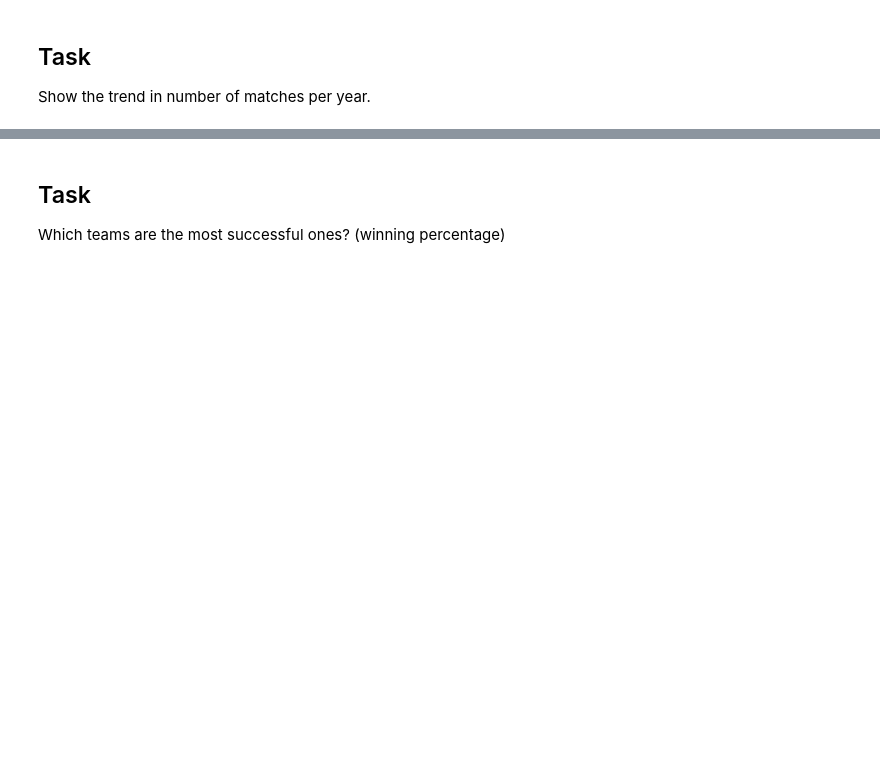
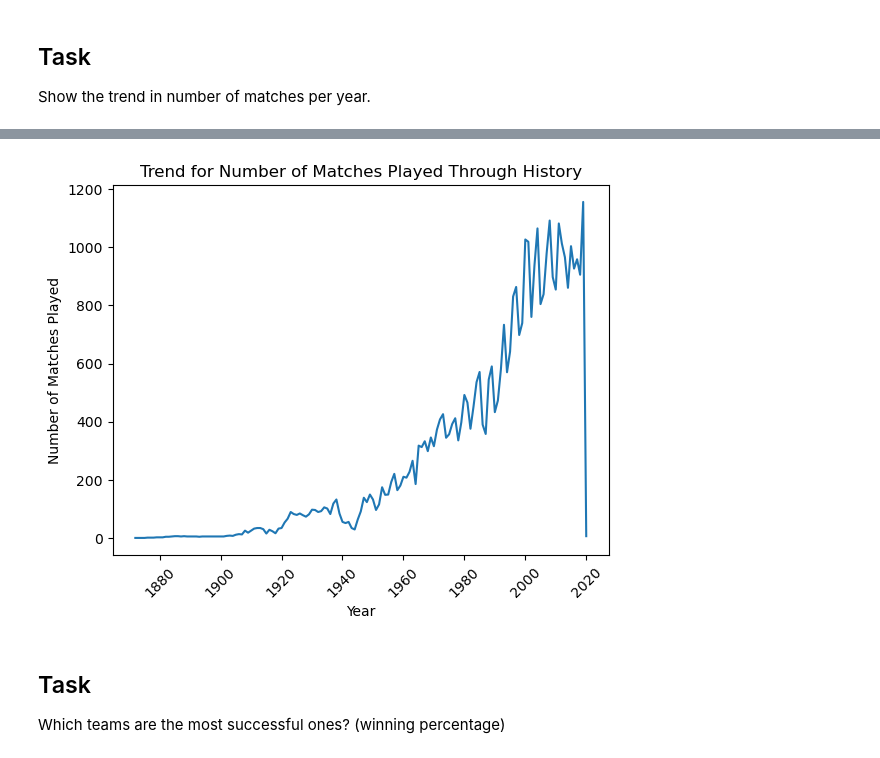
Before and after one commit to iuxo/lighthouse-data-notes, a Jupyter notebook: Week3/dataviz_exercises/dataviz_challenge.ipynb, the cells around one changed output, grey strips where cells are left out. Cells and saved outputs as stored; diff of their text form; code cells hidden in the pictures; blank space fills up the shorter version.

```diff
--- a/Week3/dataviz_exercises/dataviz_challenge.ipynb
+++ b/Week3/dataviz_exercises/dataviz_challenge.ipynb
@@ -20,3 +78,5 @@ What is the number of matches played in each tournament throughout history?
 # %% [markdown]
 ## Task
 Show the trend in number of matches per year.
+# %%
+data['date'] = pd.to_datetime(data['date'])
@@ -23,3 +96,15 @@ Show the trend in number of matches per year.
+# %%
+data['year'] = data['date'].dt.year
+# %%
+num_match = data.groupby('year')['year'].count().reset_index(name ='count')
+plt.plot(num_match['year'], num_match['count'])
+plt.xlabel('Year')
+plt.ylabel('Number of Matches Played')
+plt.title('Trend for Number of Matches Played Through History')
+plt.xticks(rotation=45)
+plt.show()
+# %% [output]
+[figure, added]
 # %% [markdown]
 ## Task
 Which teams are the most successful ones? (winning percentage)
```
Also changed, not shown: parts of 29 cells of this notebook, 27 other files.
